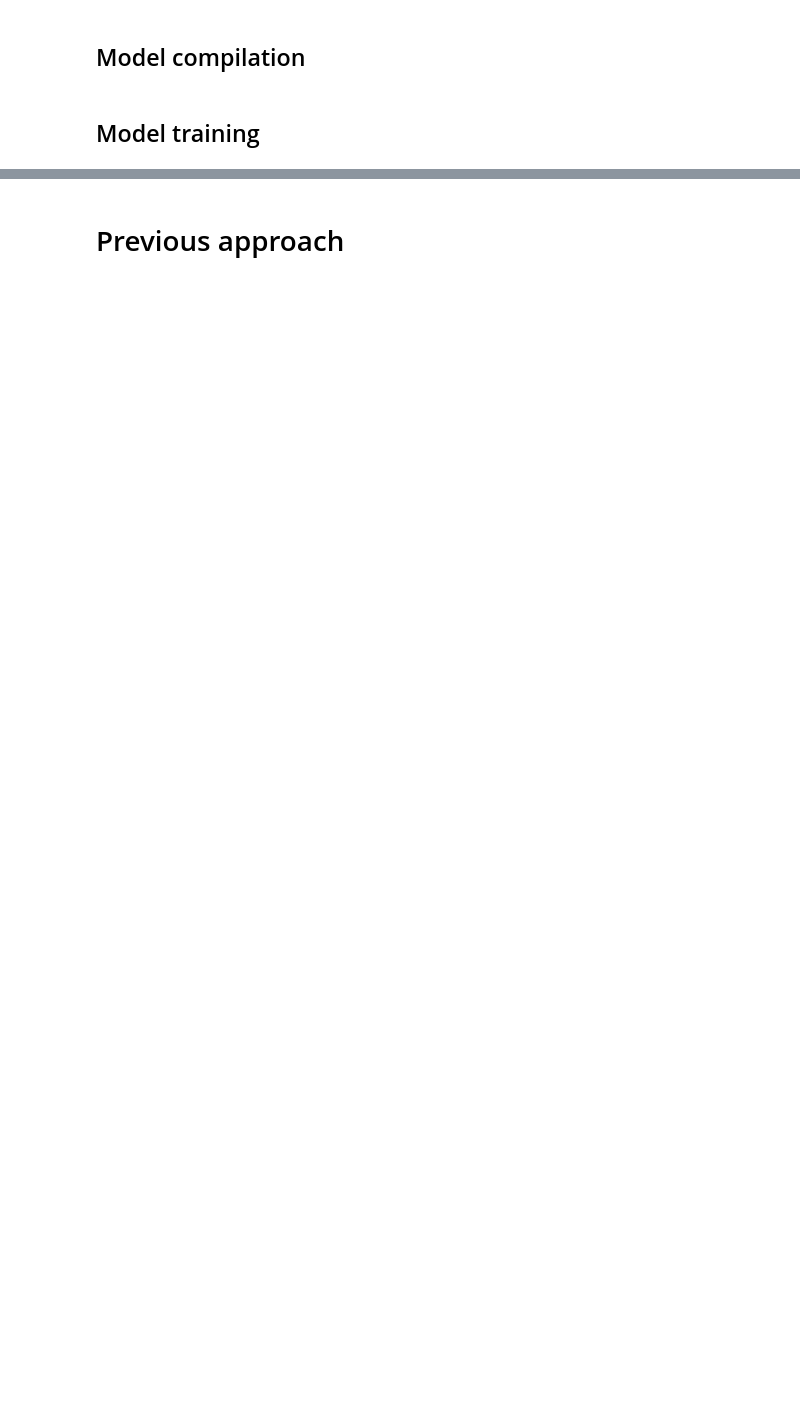
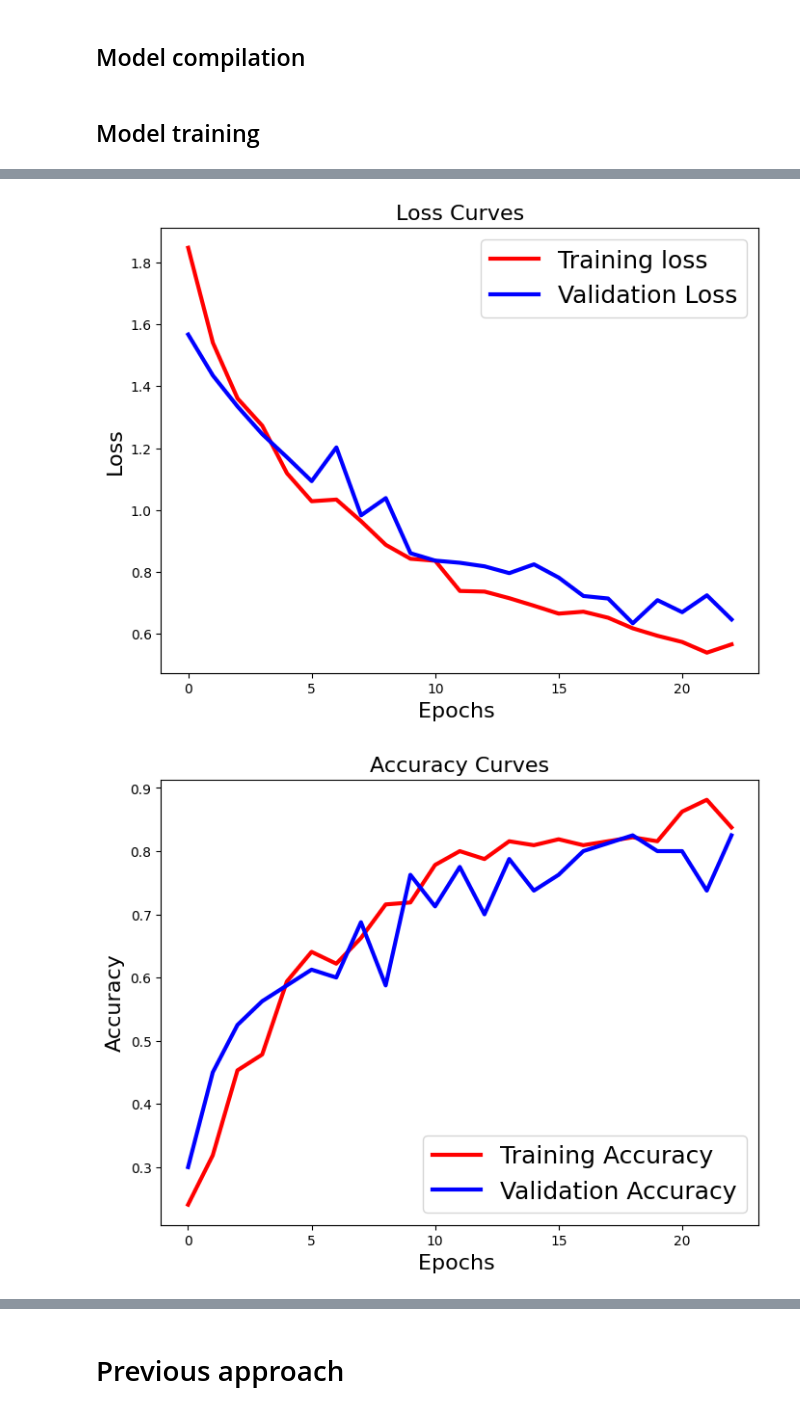
Before and after one commit to KKozakiewicz/Grapevine_leaves, a Jupyter notebook: Grapevine_leaves_classification.ipynb, the cells around one changed output, grey strips where cells are left out. Saved outputs shown, nothing was run; the diff lists cells and outputs as text; code cells hidden in the pictures; blank space fills up the shorter version.

Commit message:
tuned model and added history plots

```diff
--- a/Grapevine_leaves_classification.ipynb
+++ b/Grapevine_leaves_classification.ipynb
@@ -78,3 +102,28 @@ def plot_augimages(paths, datagen):
+# %%
+def plot_history(history):
+    #Plot the Loss Curves
+    plt.figure(figsize=[8,6])
+
+    plt.plot(history.history['loss'],'r',linewidth=3.0)
+    plt.plot(history.history['val_loss'],'b',linewidth=3.0)
+
+    plt.legend(['Training loss', 'Validation Loss'],fontsize=18)
+    plt.xlabel('Epochs ',fontsize=16)
+    plt.ylabel('Loss',fontsize=16)
+    plt.title('Loss Curves',fontsize=16)
+    plt.show()
+
+    #Plot the Accuracy Curves
+    plt.figure(figsize=[8,6])
+
+    plt.plot(history.history['accuracy'], 'r', linewidth=3.0)
+    plt.plot(history.history['val_accuracy'], 'b',linewidth=3.0)
+
+    plt.legend(['Training Accuracy', 'Validation Accuracy'],fontsize=18)
+    plt.xlabel('Epochs ',fontsize=16)
+    plt.ylabel('Accuracy',fontsize=16)
+    plt.title('Accuracy Curves',fontsize=16)
+    plt.show()
 # %% [markdown]
 # Import data
 # %%
@@ -159,11 +218,15 @@ plot_augimages(np.random.choice(X_train, 10), resnet50_datagen)
 # initialize the model's weights with pre-trained weights from the ImageNet dataset
 resnet50 = ResNet50(include_top = False, input_shape = (227,227,3), weights = 'imagenet')
 
-# training of all the convolution is set to false
+# training of all the convolution is set to false because we'd like to use pretrained layers
 for layer in resnet50.layers:
     layer.trainable = False
 
-x = GlobalAveragePooling2D()(resnet50.output)
+# the last layer of the model is removed by taking the output from the last layer
+x = resnet50.layers[-1].output
+
+
+x = GlobalAveragePooling2D()(x)
 predictions = Dense(5, activation='softmax')(x)
 
 # the output tensor of the pre-trained ResNet-50 model
@@ -172,12 +235,16 @@ model_resnet50 = Model(inputs = resnet50.input, outputs = predictions)
 ## Model compilation
 # %%
 model_resnet50.compile(loss='categorical_crossentropy', optimizer="adam", metrics=['accuracy'])
+# %%
+callback = tf.keras.callbacks.EarlyStopping(monitor='val_loss', patience=4)
 # %% [markdown]
 ## Model training
 # %%
 history_resnet50 = model_resnet50.fit(
       train_generator_resnet50,
       validation_data=val_generator_resnet50,
-      epochs=20,
-      verbose=2) #verbose=2 means that training progress will be displayed for each epoch, including metrics like loss and accuracy.
+      epochs=50,
+      callbacks=callback,
+      verbose=2, #verbose=2 means that training progress will be displayed for each epoch, including metrics like loss and accuracy.
+      )
 # %% [output]
@@ -200,0 +268,5 @@ Epoch 20/20
+# %%
+plot_history(history_resnet50)
+# %% [output]
+[figure, added]
+[figure, added]
```
Also changed, not shown: parts of 17 cells of this notebook, 1 other file.
